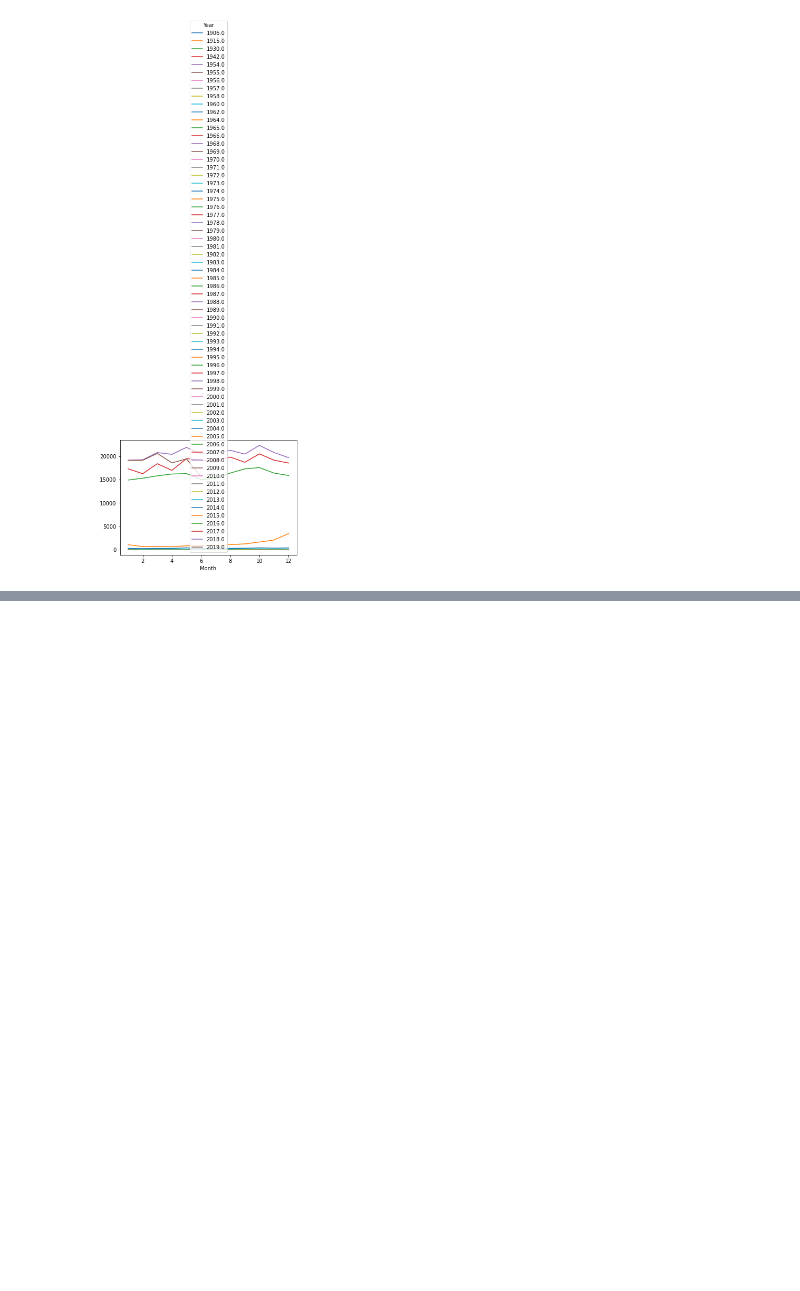
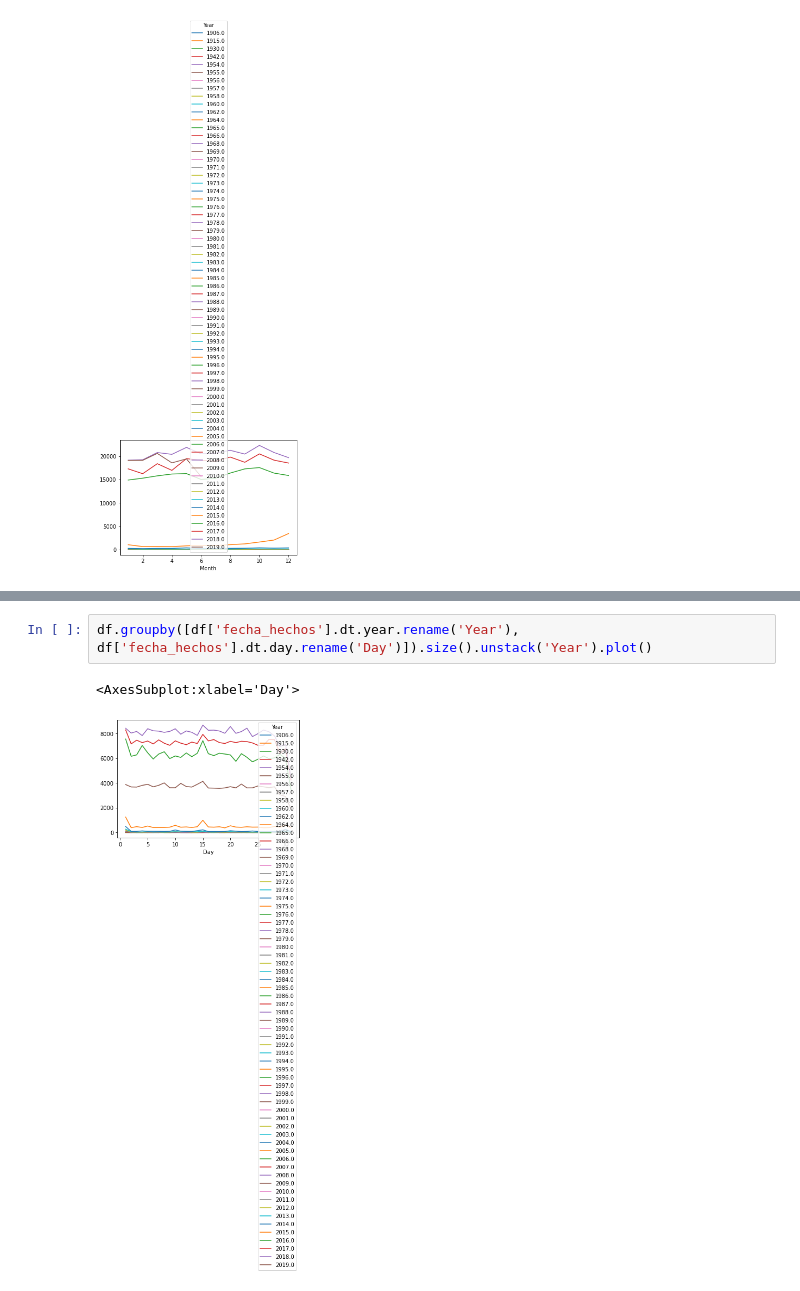
Before and after one commit to Eduardo-Coyto/ML-UTEC-4Geeks, a Jupyter notebook: DataSet Crimes_4GKS.ipynb, the cells around one changed output, grey strips where cells are left out. Drawn from its saved outputs; the diff is of its cells as text; blank space fills up the shorter version.

```diff
--- a/DataSet Crimes_4GKS.ipynb
+++ b/DataSet Crimes_4GKS.ipynb
@@ -236,0 +259,5 @@ df.groupby([df['fecha_hechos'].dt.year.rename('Year'), df['fecha_hechos'].dt.mon
+# %%
+df.groupby([df['fecha_hechos'].dt.year.rename('Year'), df['fecha_hechos'].dt.day.rename('Day')]).size().unstack('Year').plot()
+# %% [output]
+<AxesSubplot:xlabel='Day'>
+[figure, added]
```
Also changed, not shown: parts of 3 cells of this notebook.
